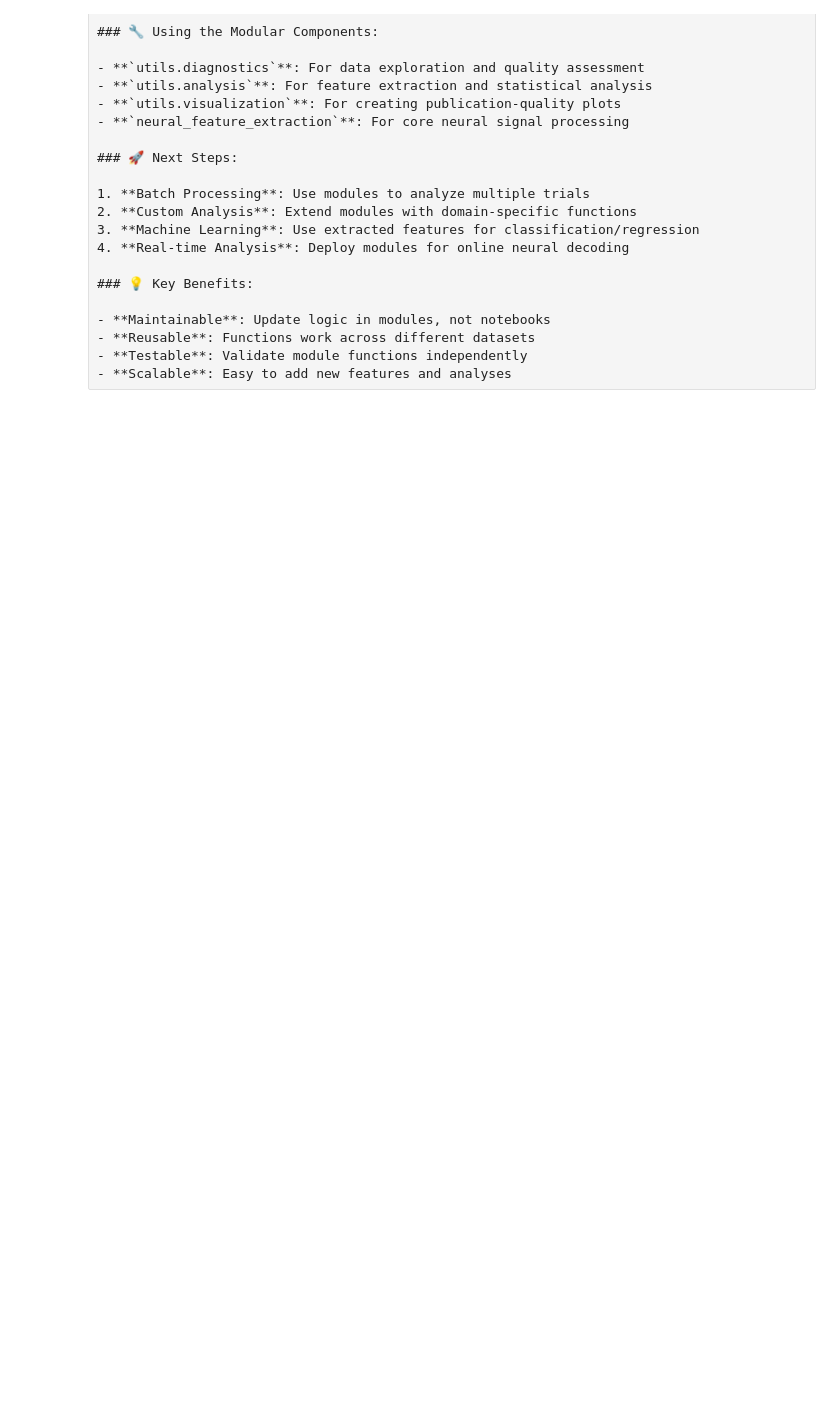
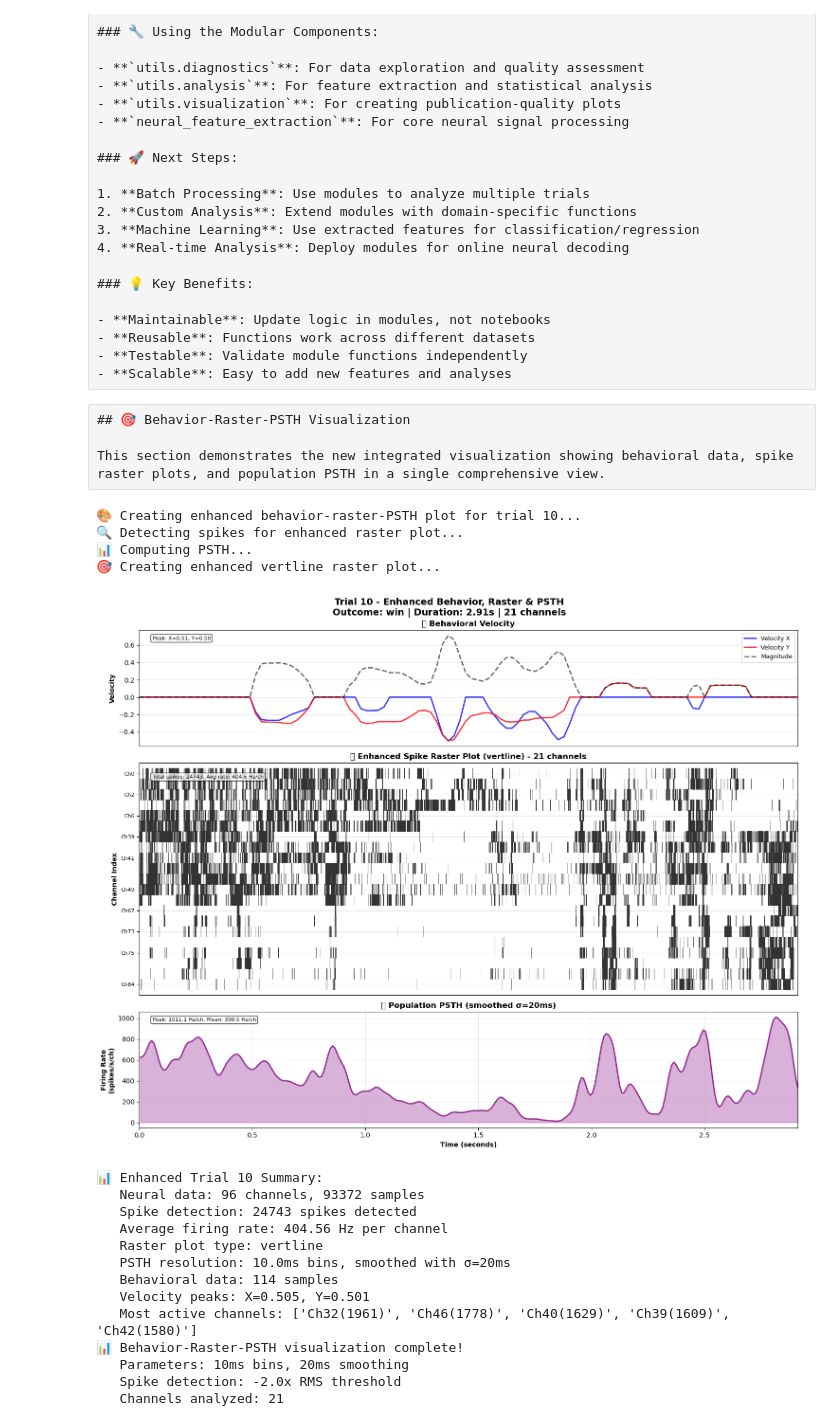
Before and after one commit to nadernik/neural_exploration, a Jupyter notebook: neural_feature_exploration_modular.ipynb, the cells around one changed output. Cells and saved outputs as stored; diff of their text form; code cells hidden in the pictures; blank space fills up the shorter version.

```diff
--- a/neural_feature_exploration_modular.ipynb
+++ b/neural_feature_exploration_modular.ipynb
@@ -186,6 +195,7 @@ if features is not None and 'top_channels' in locals():
         features=features,
         spike_channels=SPIKE_CHANNELS,
         channel_list=channels_to_compare,
-        figsize=(12, 8)
+        trial_data=trial_data,
+        figsize=(12, 10)
     )
 # %% [output]
@@ -199,6 +209,7 @@ if features is not None and 'top_channels' in locals():
         features=features,
         spike_channels=SPIKE_CHANNELS,
         channel_number=most_active_channel,
-        figsize=(12, 10)
+        trial_data=trial_data,
+        figsize=(12, 12)
     )
 # %% [output]
@@ -293,9 +304,10 @@ if EXPLORE_TRIAL != TRIAL_NUMBER:
         plot_feature_overview(
             features=explore_features,
             spike_channels=SPIKE_CHANNELS,
+            trial_data=explore_trial_data,
             trial_number=EXPLORE_TRIAL,
             n_channels=4,
-            figsize=(12, 8)
+            figsize=(12, 10)
         )
 
         # Quality assessment
@@ -354,3 +379,51 @@ else:
 - **Reusable**: Functions work across different datasets
 - **Testable**: Validate module functions independently
 - **Scalable**: Easy to add new features and analyses
+# %% [raw]
+## 🎯 Behavior-Raster-PSTH Visualization
+
+This section demonstrates the new integrated visualization showing behavioral data, spike raster plots, and population PSTH in a single comprehensive view.
+# %%
+# 🎯 Behavior-Raster-PSTH Visualization
+# Create a comprehensive 3x1 plot showing behavioral data, spike raster, and PSTH
+
+# Configure visualization parameters
+psth_bin_size = 0.01  # 10ms bins
+psth_sigma = 0.02    # 25ms smoothing
+threshold_multiplier = -2.0  # Spike detection threshold (-4x RMS)
+
+# Create the integrated visualization
+plot_behavior_raster_psth(
+    trial_data=trial_data,
+    spike_channels=SPIKE_CHANNELS,
+    trial_number=TRIAL_NUMBER,
+    threshold_multiplier=threshold_multiplier,
+    psth_bin_size=psth_bin_size,
+    psth_sigma=psth_sigma,
+    sampling_rate=30000,
+    figsize=(15, 12)
+)
+
+print(f"📊 Behavior-Raster-PSTH visualization complete!")
+print(f"   Parameters: {psth_bin_size*1000:.0f}ms bins, {psth_sigma*1000:.0f}ms smoothing")
+print(f"   Spike detection: {threshold_multiplier}x RMS threshold")
+print(f"   Channels analyzed: {len(SPIKE_CHANNELS)}")
+# %% [output]
+🎨 Creating enhanced behavior-raster-PSTH plot for trial 10...
+🔍 Detecting spikes for enhanced raster plot...
+📊 Computing PSTH...
+🎯 Creating enhanced vertline raster plot...
+[figure, added]
+📊 Enhanced Trial 10 Summary:
+   Neural data: 96 channels, 93372 samples
+   Spike detection: 24743 spikes detected
+   Average firing rate: 404.56 Hz per channel
+   Raster plot type: vertline
+   PSTH resolution: 10.0ms bins, smoothed with σ=20ms
+   Behavioral data: 114 samples
+   Velocity peaks: X=0.505, Y=0.501
+   Most active channels: ['Ch32(1961)', 'Ch46(1778)', 'Ch40(1629)', 'Ch39(1609)', 'Ch42(1580)']
+📊 Behavior-Raster-PSTH visualization complete!
+   Parameters: 10ms bins, 20ms smoothing
+   Spike detection: -2.0x RMS threshold
+   Channels analyzed: 21
```
Also changed, not shown: parts of 12 cells of this notebook, 3 other files.
